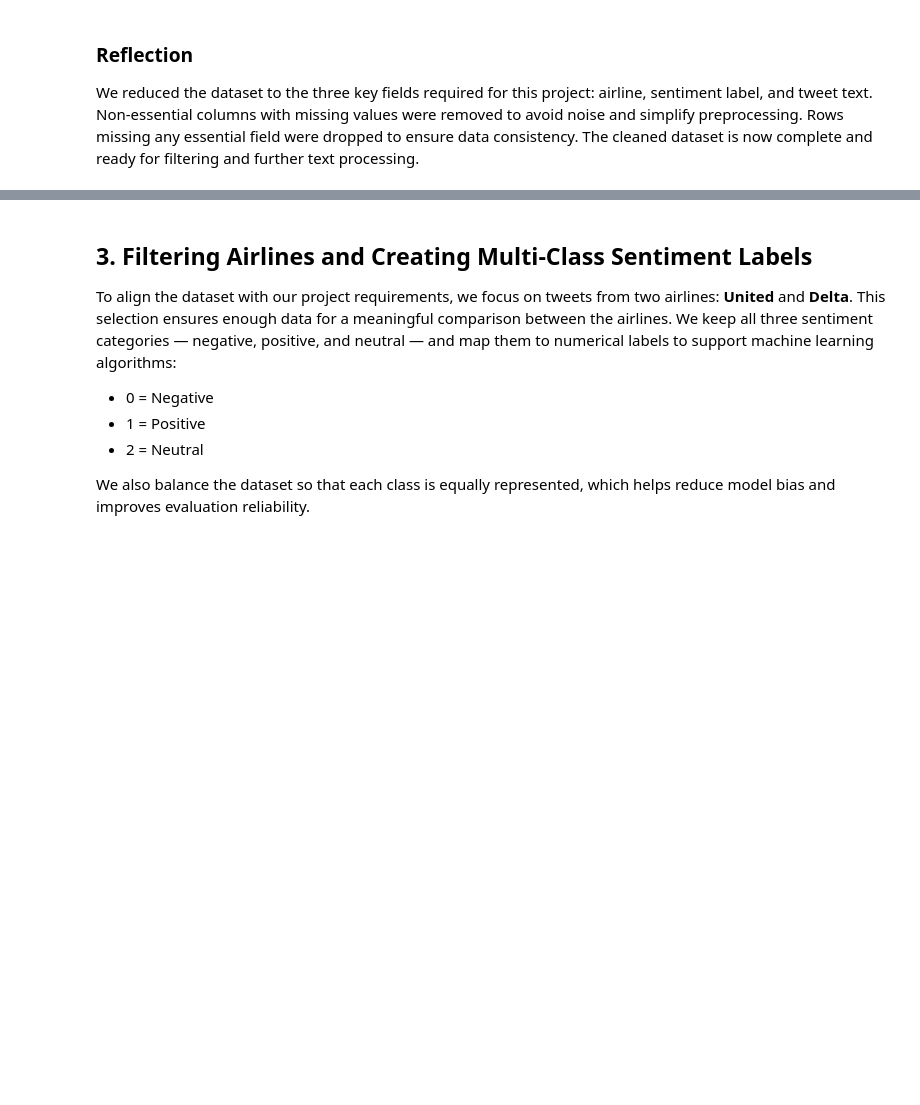
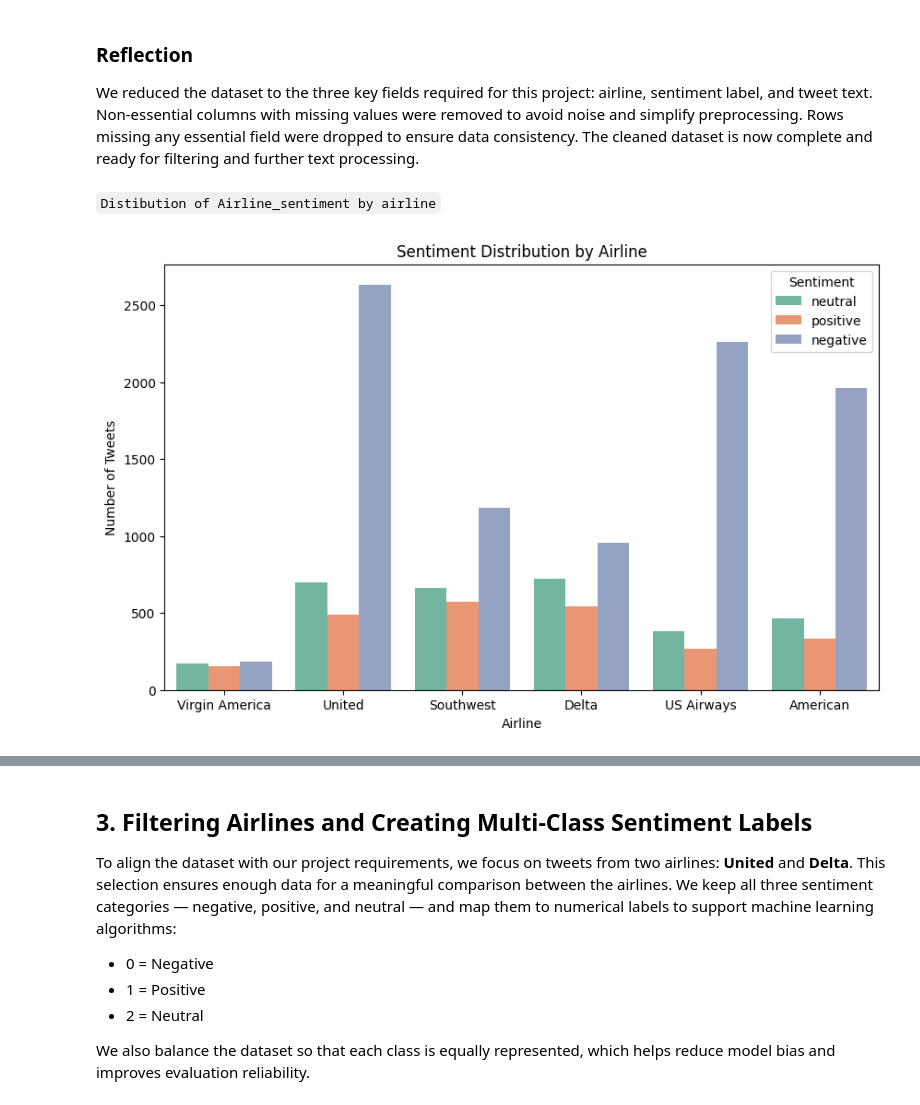
Before and after one commit to Albrightmaduka9053136/text-classification-dimensionality-reduction-group2, a Jupyter notebook: text_classification_dimensionality_reduction_group2.ipynb, the cells around one changed output, grey strips where cells are left out. Drawn from its saved outputs; the diff is of its cells as text; code cells hidden in the pictures; blank space fills up the shorter version.

Commit message:
added a sentiment distribution graph

```diff
--- a/text_classification_dimensionality_reduction_group2.ipynb
+++ b/text_classification_dimensionality_reduction_group2.ipynb
@@ -168,3 +168,16 @@ sentiment label, and tweet text. Non-essential columns with missing values were
 to avoid noise and simplify preprocessing. Rows missing any essential field were dropped
 to ensure data consistency. The cleaned dataset is now complete and ready for filtering
 and further text processing.
+# %% [markdown]
+`Distibution of Airline_sentiment by airline`
+# %%
+# plot sentiment distribution by airline
+plt.figure(figsize=(10, 6))
+sns.countplot(data=df_clean, x='airline', hue='airline_sentiment', palette='Set2')
+plt.title('Sentiment Distribution by Airline')
+plt.xlabel('Airline')
+plt.ylabel('Number of Tweets')
+plt.legend(title='Sentiment')
+plt.show()
+# %% [output]
+[figure, added]
```
Also changed, not shown: parts of 2 cells of this notebook.
